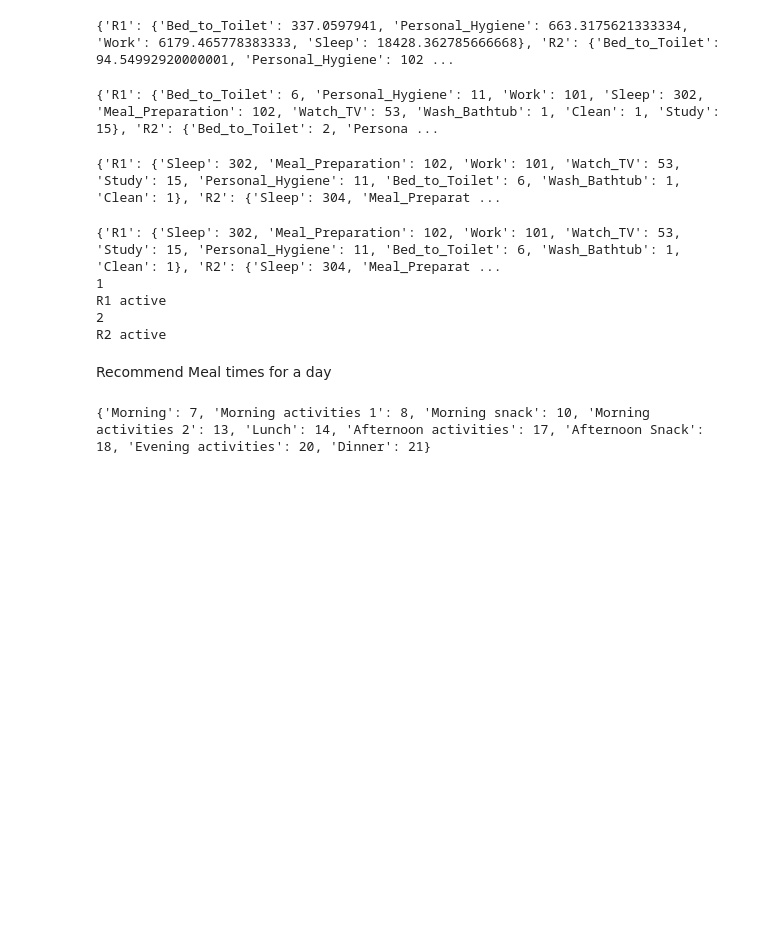
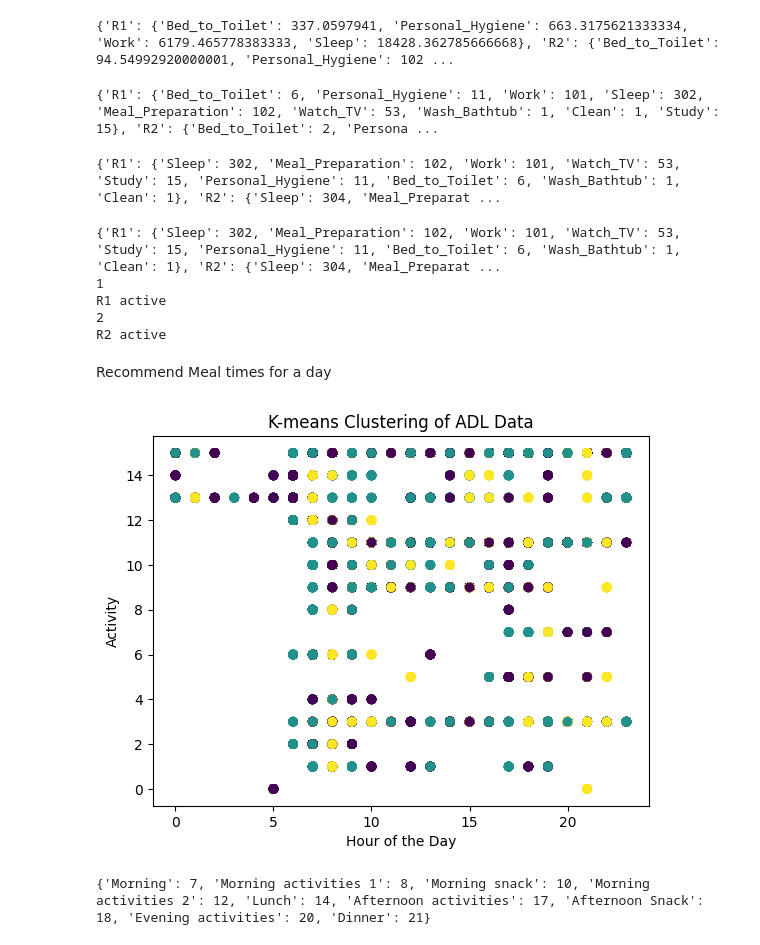
Before and after one commit to sureshvarshini/Recommendation_Dissertation, a Jupyter notebook: backend/preprocessing/csv_notebook.ipynb, the cells around one changed output. Drawn from its saved outputs; the diff is of its cells as text; code cells hidden in the pictures; blank space fills up the shorter version.

```diff
--- a/backend/preprocessing/csv_notebook.ipynb
+++ b/backend/preprocessing/csv_notebook.ipynb
@@ -315,11 +315,11 @@ subset_file['cluster'] = kmeans.fit_predict(X)
 
 subset_file.head()
 
-# plt.scatter(subset_file['hour'], subset_file['activity_name'], c=subset_file['cluster'])
-# plt.xlabel('Hour of the Day')
-# plt.ylabel('Activity')
-# plt.title('K-means Clustering of ADL Data')
-# plt.show()
+plt.scatter(subset_file['hour'], subset_file['activity_name'], c=subset_file['cluster'])
+plt.xlabel('Hour of the Day')
+plt.ylabel('Activity')
+plt.title('K-means Clustering of ADL Data')
+plt.show()
 
 time_slots = [7, 8, 10, 12, 14, 16, 18, 20, 21, 22]
 
@@ -339,31 +339,32 @@ for cluster_id in range(3):
         mean_hour = cluster_data[(cluster_data['hour'] >= start_time) & (cluster_data['hour'] < end_time)]['hour'].mean()
         cluster_recommendations.append(round(mean_hour))
 
     meal_times_recommendations[f'Cluster {cluster_id + 1}'] = cluster_recommendations
 
 # Convert the dictionary to a DataFrame for easier visualization
 recommendations_df = pd.DataFrame(meal_times_recommendations)
 recommendations_df.index = ['Morning', 'Morning activities 1', 'Morning snack', 'Morning activities 2', 'Lunch', 'Afternoon activities', 'Afternoon Snack', 'Evening activities', 'Dinner']
 
 user_timetable = {
     'Morning': [7],
     'Morning activities 1': [8],
     'Morning snack': [10],
     'Morning activities 2': [11],
     'Lunch': [13],
     'Afternoon activities': [14],
     'Afternoon Snack': [16],
     'Evening activities': [17],
     'Dinner': [19]
 }
 
 for index, row in recommendations_df.iterrows():
     cluster_1 = row['Cluster 1']
     cluster_2 = row['Cluster 2']
     cluster_3 = row['Cluster 3']
     mean_time = round((cluster_1 + cluster_2 + cluster_3)/3)
     user_timetable[row.name] = mean_time
 
 print(user_timetable)
 # %% [output]
+[figure, added]
-{'Morning': 7, 'Morning activities 1': 8, 'Morning snack': 10, 'Morning activities 2': 13, 'Lunch': 14, 'Afternoon activities': 17, 'Afternoon Snack': 18, 'Evening activities': 20, 'Dinner': 21}
+{'Morning': 7, 'Morning activities 1': 8, 'Morning snack': 10, 'Morning activities 2': 12, 'Lunch': 14, 'Afternoon activities': 17, 'Afternoon Snack': 18, 'Evening activities': 20, 'Dinner': 21}
```
Also changed, not shown: parts of 9 cells of this notebook, 16 other files.
